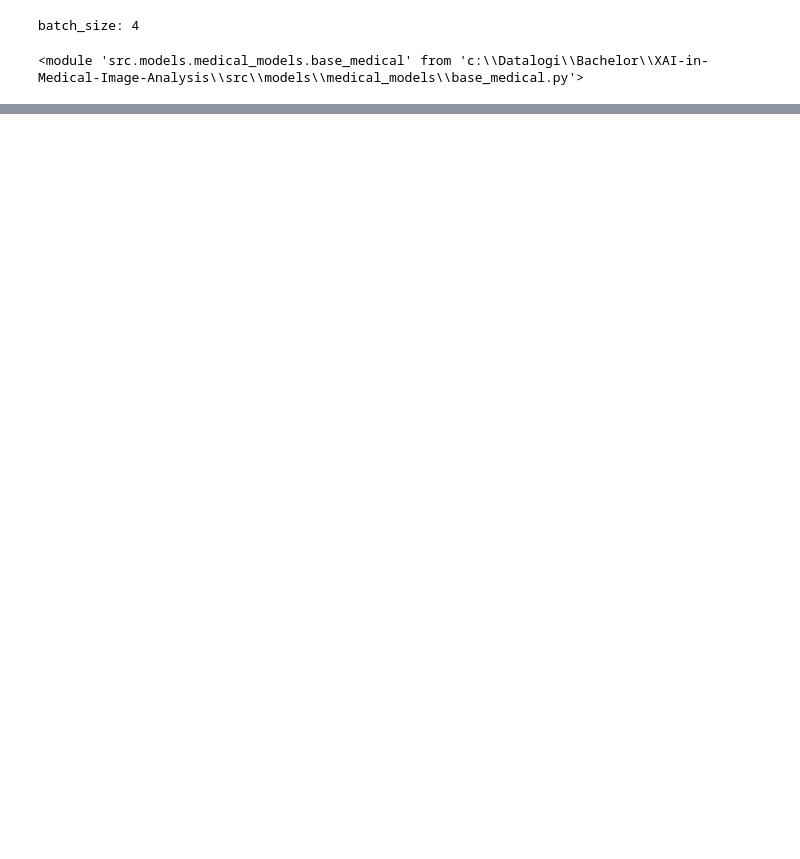
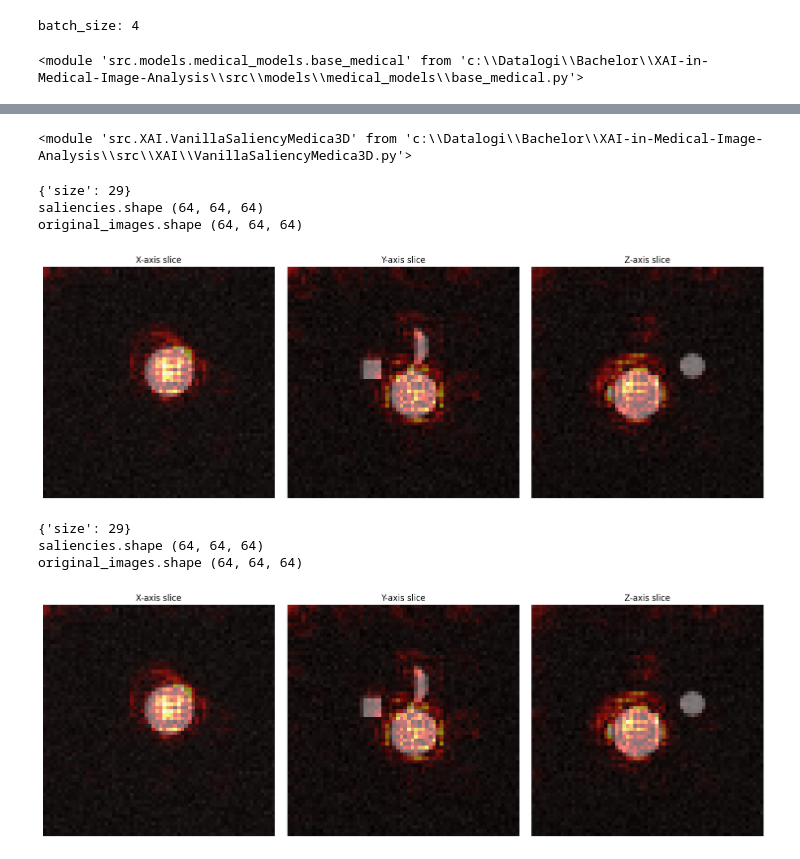
Before and after one commit to a-lundsgaard/XAI-in-Medical-Image-Analysis, a Jupyter notebook: notebooks/3d_synthetic_3d_model.ipynb, the cells around one changed output, grey strips where cells are left out. Drawn from its saved outputs; the diff is of its cells as text; code cells hidden in the pictures; blank space fills up the shorter version.

Commit message:
xai 3d model

```diff
--- a/notebooks/3d_synthetic_3d_model.ipynb
+++ b/notebooks/3d_synthetic_3d_model.ipynb
@@ -63,7 +63,7 @@ data_loader = NiftiDataLoader(data_dir=data_dir,
 #data_loader.load_data(subset_size=4400, cache="standard")
 # data_loader.load_data(subset_size=8875, cache="standard")
 
-data_loader.load_data(cache="smart")
+data_loader.load_data(cache="smart", subset_size=1000)
 # %% [output]
 File c:\Datalogi\Bachelor\XAI-in-Medical-Image-Analysis\src\dataLoaders\saved_data_lists\data_list.pkl does not exist.
 Data list loaded: False
@@ -89,6 +89,7 @@ fusion_model = MonaiMedicalResNet(
     pretrained=False
 )
 
-fusion_model.train()
+# fusion_model.train()
+fusion_model.load_model("MonaiMedicalResNet_18_799_height_torch.Size([4, 1, 64, 64, 64])_epoch_18_val_3.19_r2_0.91.pth")
 fusion_model.evaluate()
 # %% [output]
@@ -113,2 +104,21 @@ KeyboardInterrupt:
 # %%
 from src.XAI.VanillaSaliencyMedica3D import VanillaSaliency3D
+importlib.reload(sys.modules['src.XAI.VanillaSaliencyMedica3D'])
+# %% [output]
+<module 'src.XAI.VanillaSaliencyMedica3D' from 'c:\\Datalogi\\Bachelor\\XAI-in-Medical-Image-Analysis\\src\\XAI\\VanillaSaliencyMedica3D.py'>
+# %%
+from src.XAI.VanillaSaliencyMedica3D import VanillaSaliency3D
+saliency = VanillaSaliency3D(modelWrapper=fusion_model)
+saliency.generate_map(index=0)
+
+for i in range(0, 50):
+    saliency.generate_map(index=i)
+# %% [output]
+{'size': 29}
+saliencies.shape (64, 64, 64)
+original_images.shape (64, 64, 64)
+[figure, added]
+{'size': 29}
+saliencies.shape (64, 64, 64)
+original_images.shape (64, 64, 64)
+[figure, added]
```
Also changed, not shown: parts of 2 cells of this notebook.
